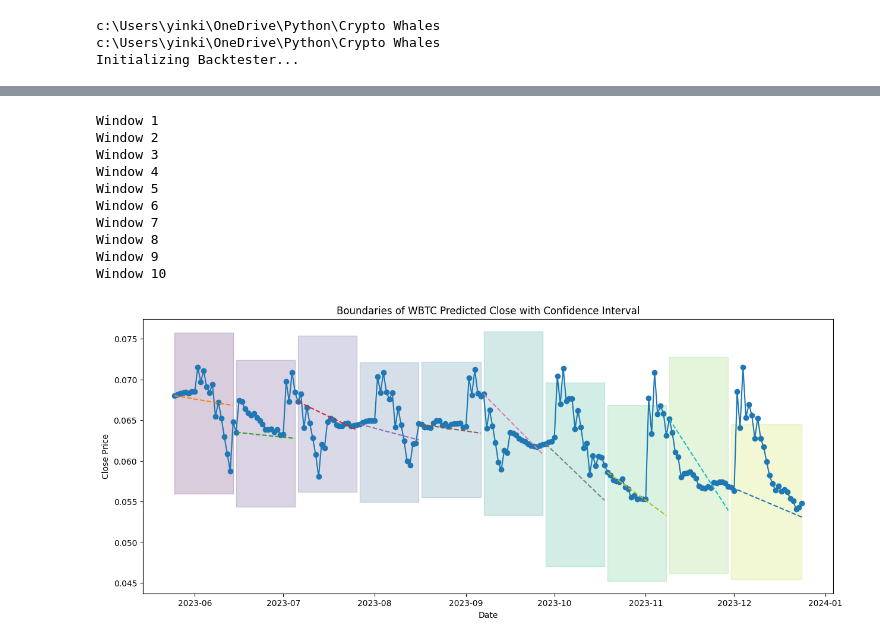
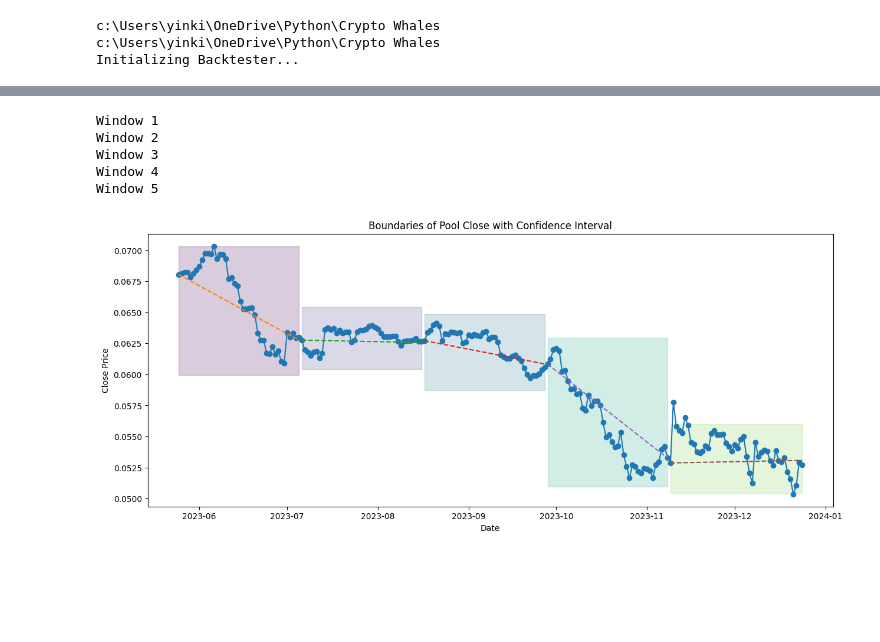
Before and after one commit to yinkiatho/ARIMA-GARCH-in-Uniswap-V3, a Jupyter notebook: src/main.ipynb, the cells around one changed output, grey strips where cells are left out. Drawn from its saved outputs; the diff is of its cells as text; code cells hidden in the pictures; blank space fills up the shorter version.

```diff
--- a/src/main.ipynb
+++ b/src/main.ipynb
@@ -45,9 +45,9 @@ plt.show()
 # %%
 # Simulating based on our desired parameters initial investment, number of individual windows and risk level
 
-risk_param = 0.90
+risk_param = 0.95
 initial_investment = 1000000
-windows = 10
+windows = 5
 
 results = simulator.simulate(windows, risk_param, initial_investment)
 # %% [output]
@@ -203,40 +159,35 @@ df.index = pd.to_datetime(df.index)
 
 cmap = cm.get_cmap('viridis')
 
 plt.figure(figsize=(15, 6))
-plt.plot(df.index, df['Predicted Close (WBTC)'], label='Predicted Close', marker='o')
-plt.title('Boundaries of WBTC Predicted Close with Confidence Interval')
+plt.plot(df.index, df['Close (WBTC)'], label='Predicted Close', marker='o')
+plt.title('Boundaries of Pool Close with Confidence Interval')
 plt.xlabel('Date')
 plt.ylabel('Close Price')
 # Plotting each window with its boundaries
 for i, (start_date, end_date, start_price, end_price, lower_bound, upper_bound) in enumerate(zip(start_dates, end_dates, start_prices, end_prices, lower_bounds, upper_bounds)):
     print(f'Window {i + 1}')
     #print(f'Start Date: {start_date}')
     #print(f'End Date: {end_date}')
     #print(f'Start Price: {start_price}')
     #print(f'End Price: {end_price}')
     window = df[(df.index >= start_date) & (df.index <= end_date)]
     #print(window)
     color = cmap(i / windows)
     # Convert DatetimeIndex to list of strings for plotting dotted line
     date_strings = [str(date) for date in window.index]
 
     # Plot the start and end prices as a dotted line
     plt.plot(window.index[[0, -1]], [start_price, end_price], linestyle='--', label=f'Estimated Trend Line {i + 1}')
 
     # Plot the lower and upper bounds
     plt.fill_between(window.index, lower_bound, upper_bound, color=color, alpha=0.2, label=f'Bounds {i + 1}')
 # %% [output]
 Window 1
 Window 2
 Window 3
 Window 4
 Window 5
-Window 6
-Window 7
-Window 8
-Window 9
-Window 10
-[figure, old version]
+[figure, new version]
 # %%
 window = df.loc[(df.index >= pd.to_datetime(start_date)) & (df.index <= pd.to_datetime(end_date))]
```
Also changed, not shown: parts of 10 cells of this notebook, 10 other files.
